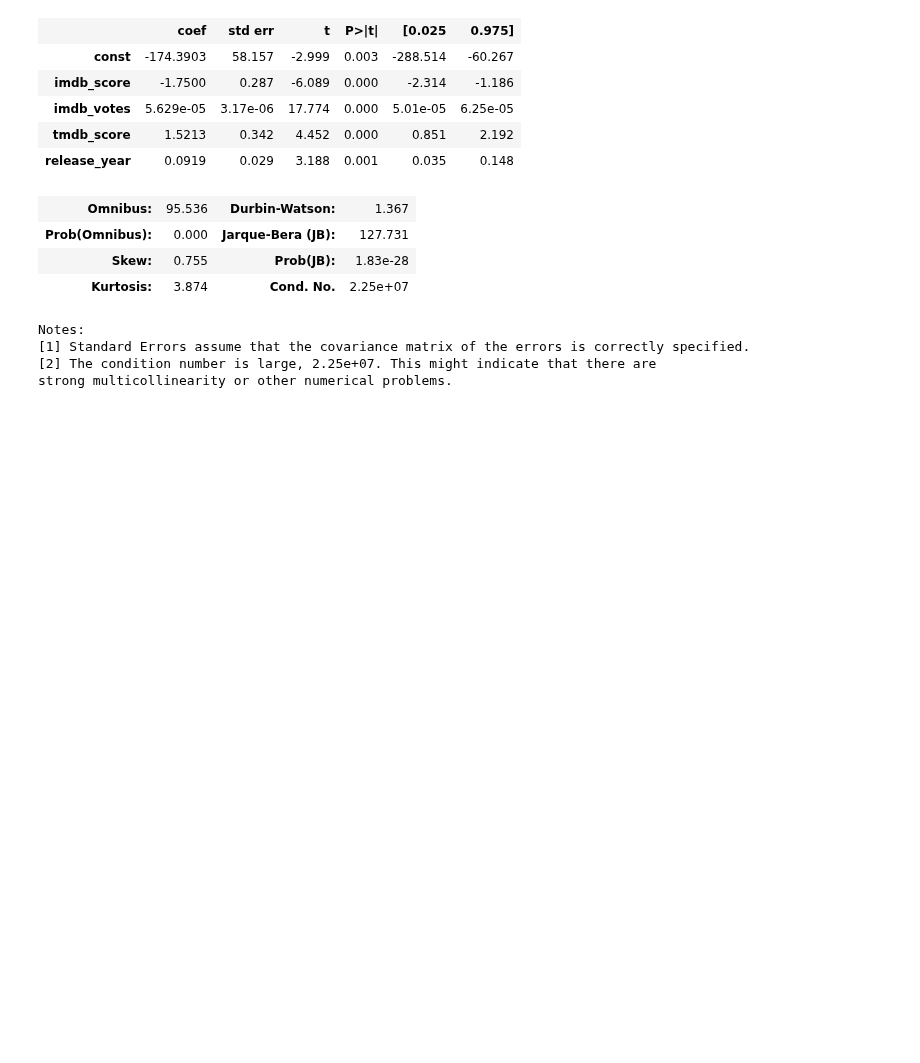
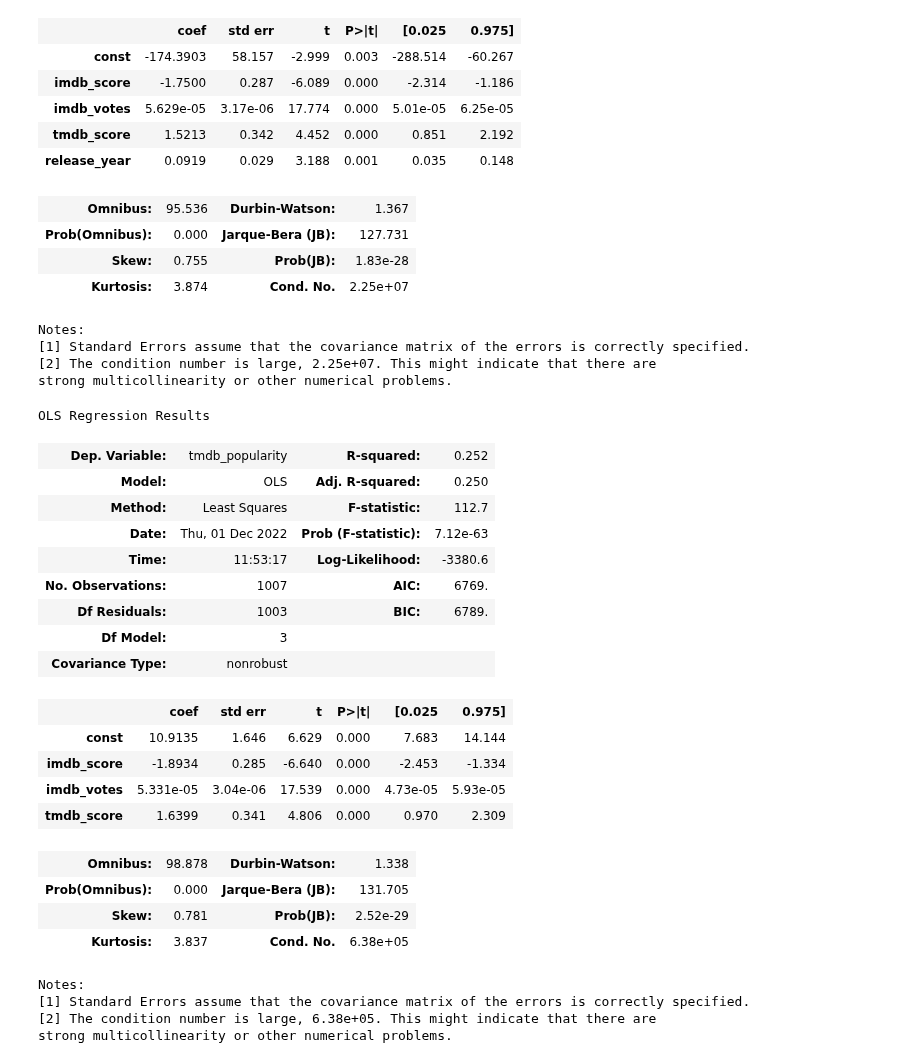
Before and after one commit to insper-classroom/22-2c-cd-p2-grupo_mace_girls, a Jupyter notebook: dados/relatorio.ipynb, the cells around one changed output. Cells and saved outputs as stored; diff of their text form; code cells hidden in the pictures; blank space fills up the shorter version.

```diff
--- a/dados/relatorio.ipynb
+++ b/dados/relatorio.ipynb
@@ -435,3 +435,32 @@ Notes:
 [1] Standard Errors assume that the covariance matrix of the errors is correctly specified.
 [2] The condition number is large, 2.25e+07. This might indicate that there are
 strong multicollinearity or other numerical problems.
+# %%
+X = filtro[['imdb_score', 'imdb_votes', 'tmdb_score']]
+Y = filtro['tmdb_popularity']
+results = regress(Y,X)
+results.summary()
+# %% [output]
+OLS Regression Results
+| Dep. Variable: | tmdb_popularity | R-squared: | 0.252 |
+| Model: | OLS | Adj. R-squared: | 0.250 |
+| Method: | Least Squares | F-statistic: | 112.7 |
+| Date: | Thu, 01 Dec 2022 | Prob (F-statistic): | 7.12e-63 |
+| Time: | 11:53:17 | Log-Likelihood: | -3380.6 |
+| No. Observations: | 1007 | AIC: | 6769. |
+| Df Residuals: | 1003 | BIC: | 6789. |
+| Df Model: | 3 |  |  |
+| Covariance Type: | nonrobust |  |  |
+|  | coef | std err | t | P>|t| | [0.025 | 0.975] |
+| const | 10.9135 | 1.646 | 6.629 | 0.000 | 7.683 | 14.144 |
+| imdb_score | -1.8934 | 0.285 | -6.640 | 0.000 | -2.453 | -1.334 |
+| imdb_votes | 5.331e-05 | 3.04e-06 | 17.539 | 0.000 | 4.73e-05 | 5.93e-05 |
+| tmdb_score | 1.6399 | 0.341 | 4.806 | 0.000 | 0.970 | 2.309 |
+| Omnibus: | 98.878 | Durbin-Watson: | 1.338 |
+| Prob(Omnibus): | 0.000 | Jarque-Bera (JB): | 131.705 |
+| Skew: | 0.781 | Prob(JB): | 2.52e-29 |
+| Kurtosis: | 3.837 | Cond. No. | 6.38e+05 |
+Notes:
+[1] Standard Errors assume that the covariance matrix of the errors is correctly specified.
+[2] The condition number is large, 6.38e+05. This might indicate that there are
+strong multicollinearity or other numerical problems.
```
Also changed, not shown: parts of 1 cell of this notebook.
